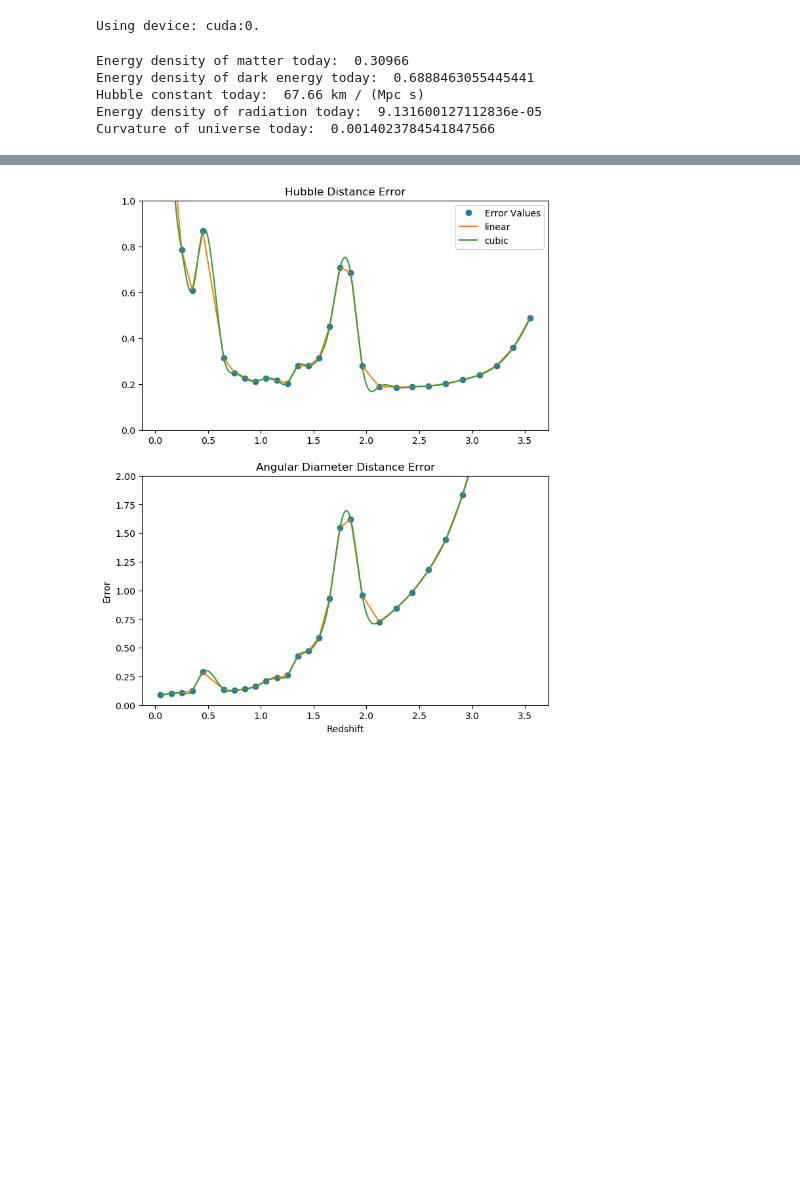
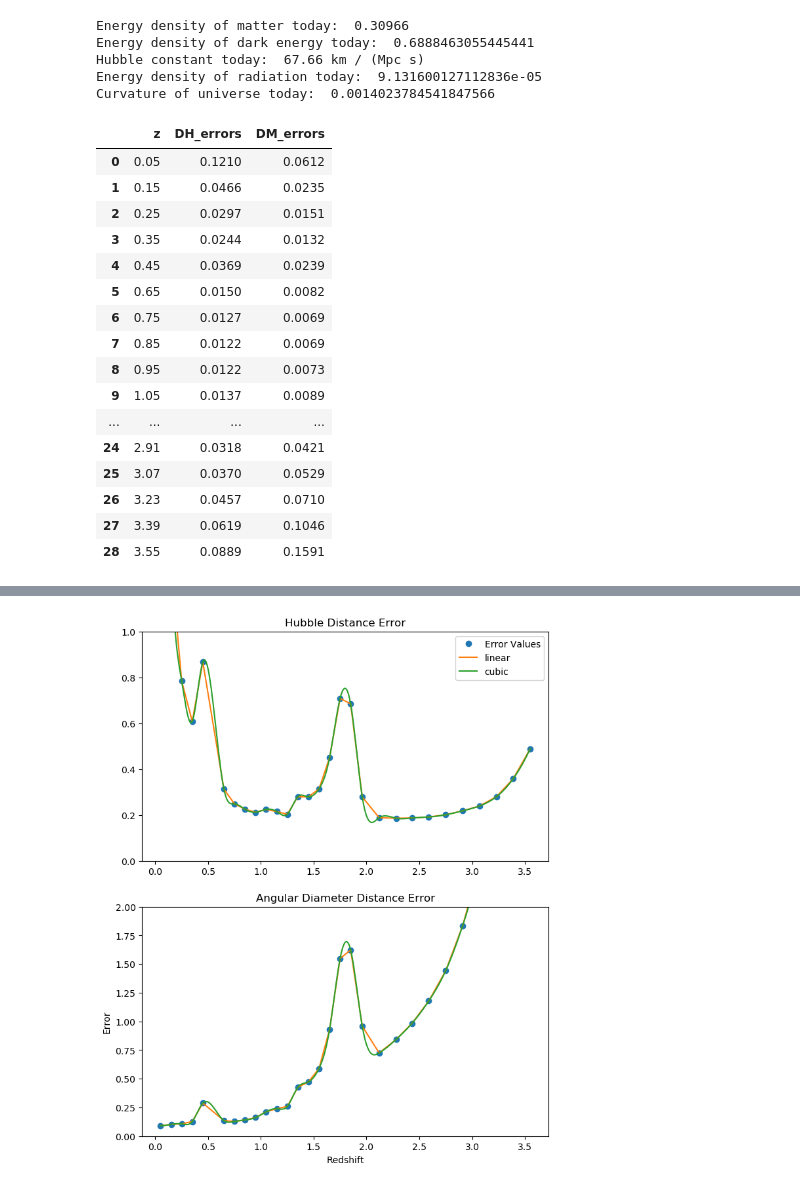
Before and after one commit to ashandonay/bedcosmo, a Jupyter notebook: variable_redshift/variable_error.ipynb, the cells around one changed output, grey strips where cells are left out. Saved outputs shown, nothing was run; the diff lists cells and outputs as text; code cells hidden in the pictures; blank space fills up the shorter version.

```diff
--- a/variable_redshift/variable_error.ipynb
+++ b/variable_redshift/variable_error.ipynb
@@ -27,12 +20,3 @@ import time
-# %%
-device = torch.device("cuda:0") if torch.cuda.is_available() else "cpu"
-#device = "cpu"
-print(f'Using device: {device}.')
-
-#set default dtype
-torch.set_default_dtype(torch.float64)
-# %% [output]
-Using device: cuda:0.
 # %%
 np_dtype = np.float64
 redshifts = np.round(np.arange(0.05, 3.551, 0.001, dtype=np_dtype), 2)
@@ -101,0 +97,20 @@ def D_A_func(z, om=Planck18.Om0, w0=-1, r_drag=147.55):
+# %%
+errors
+# %% [output]
+|  | z | DH_errors | DM_errors |
+| 0 | 0.05 | 0.1210 | 0.0612 |
+| 1 | 0.15 | 0.0466 | 0.0235 |
+| 2 | 0.25 | 0.0297 | 0.0151 |
+| 3 | 0.35 | 0.0244 | 0.0132 |
+| 4 | 0.45 | 0.0369 | 0.0239 |
+| 5 | 0.65 | 0.0150 | 0.0082 |
+| 6 | 0.75 | 0.0127 | 0.0069 |
+| 7 | 0.85 | 0.0122 | 0.0069 |
+| 8 | 0.95 | 0.0122 | 0.0073 |
+| 9 | 1.05 | 0.0137 | 0.0089 |
+| ... | ... | ... | ... |
+| 24 | 2.91 | 0.0318 | 0.0421 |
+| 25 | 3.07 | 0.0370 | 0.0529 |
+| 26 | 3.23 | 0.0457 | 0.0710 |
+| 27 | 3.39 | 0.0619 | 0.1046 |
+| 28 | 3.55 | 0.0889 | 0.1591 |
```
Also changed, not shown: parts of 4 cells of this notebook, 4 other files.
